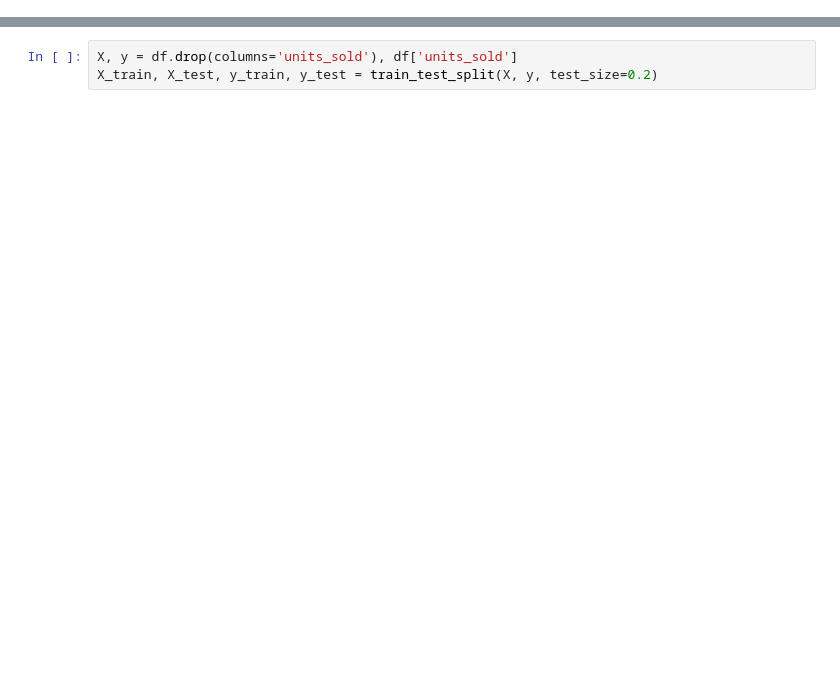
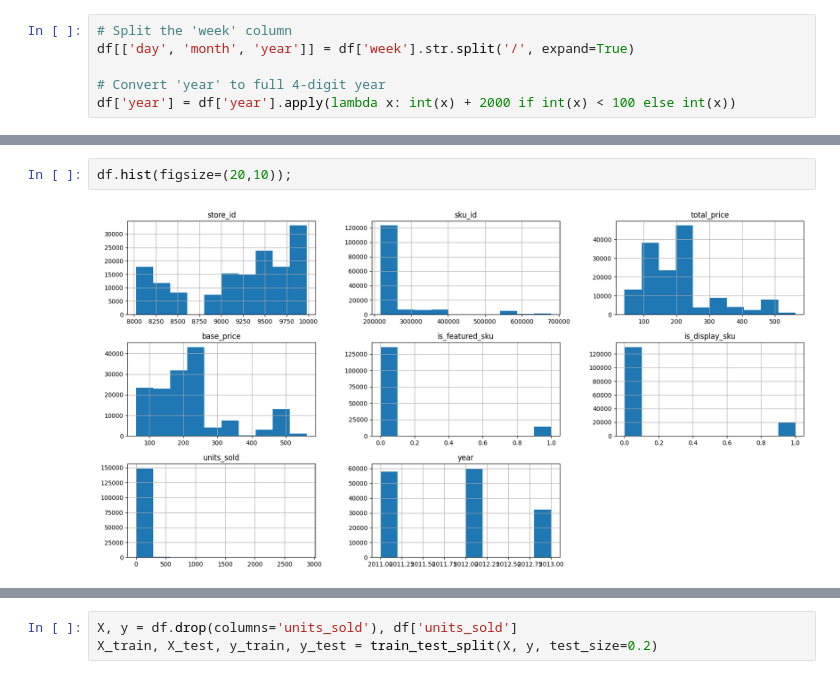
Before and after one commit to Tirthac1/demand_forecasting, a Jupyter notebook: data_exploration.ipynb, the cells around one changed output, grey strips where cells are left out. Cells and saved outputs as stored; diff of their text form; blank space fills up the shorter version.

```diff
--- a/data_exploration.ipynb
+++ b/data_exploration.ipynb
@@ -12,0 +32,6 @@ df.drop(columns=["record_ID",'week'], inplace=True)
+# %%
+# Split the 'week' column
+df[['day', 'month', 'year']] = df['week'].str.split('/', expand=True)
+
+# Convert 'year' to full 4-digit year
+df['year'] = df['year'].apply(lambda x: int(x) + 2000 if int(x) < 100 else int(x))
@@ -14,0 +59,4 @@ df.describe()
+# %%
+df.hist(figsize=(20,10));
+# %% [output]
+[figure, added]
```
Also changed, not shown: parts of 38 cells of this notebook.
